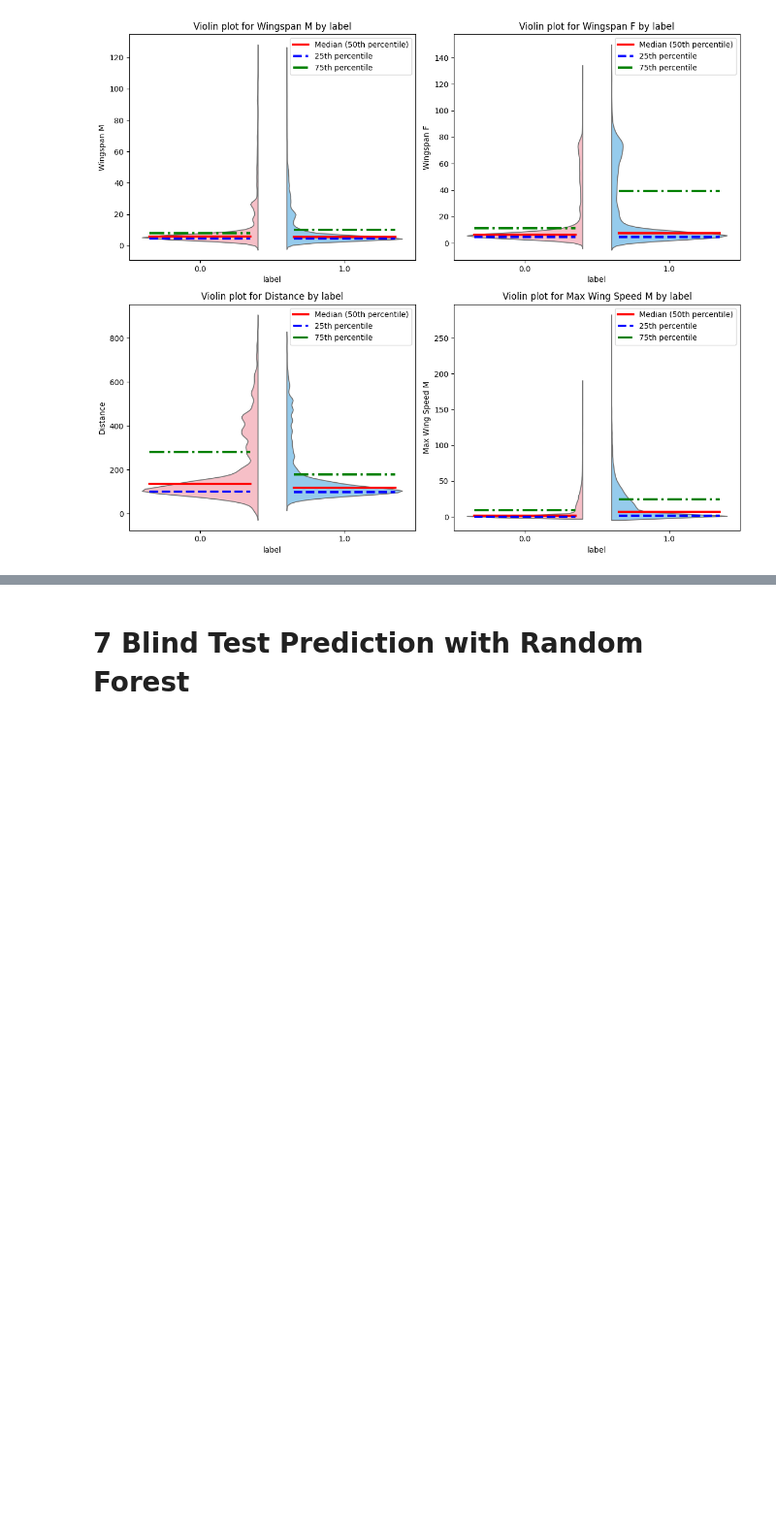
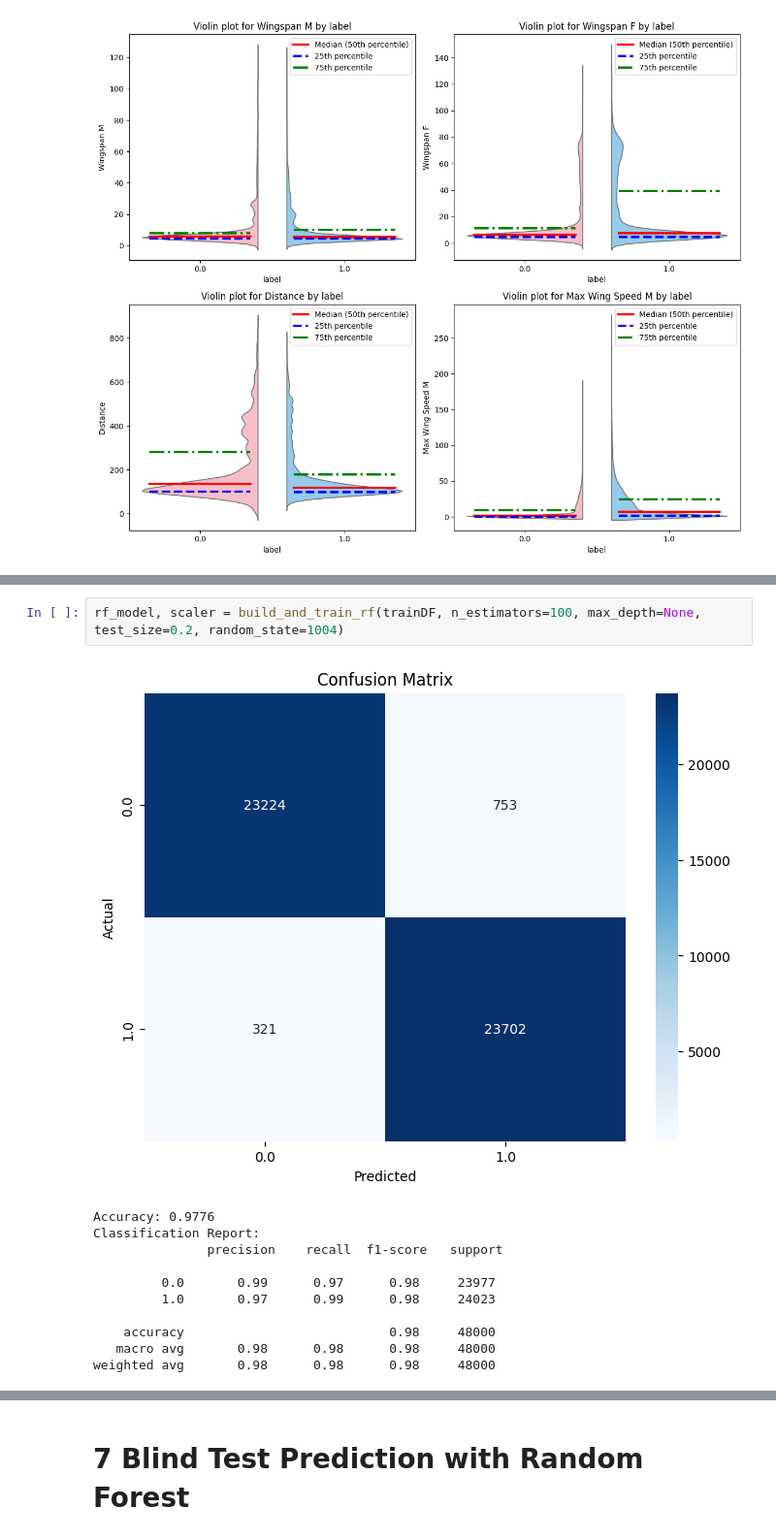
Before and after one commit to DavidScherArazi/NatBehFinalProj, a Jupyter notebook: final_project.ipynb, the cells around one changed output, grey strips where cells are left out. Shown at 97% size. Saved outputs shown, nothing was run; the diff lists cells and outputs as text; blank space fills up the shorter version.

```diff
--- a/final_project.ipynb
+++ b/final_project.ipynb
@@ -426 +475,15 @@ I believe that distance, max wing speed, wing span F and speed will be good pred
+# %%
+rf_model, scaler = build_and_train_rf(trainDF, n_estimators=100, max_depth=None, test_size=0.2, random_state=1004)
+# %% [output]
+[figure, added]
+Accuracy: 0.9776
+Classification Report:
+               precision    recall  f1-score   support
+
+         0.0       0.99      0.97      0.98     23977
+         1.0       0.97      0.99      0.98     24023
+
+    accuracy                           0.98     48000
+   macro avg       0.98      0.98      0.98     48000
+weighted avg       0.98      0.98      0.98     48000
 # %% [markdown]
```
Also changed, not shown: parts of 21 cells of this notebook, 1 other file.
